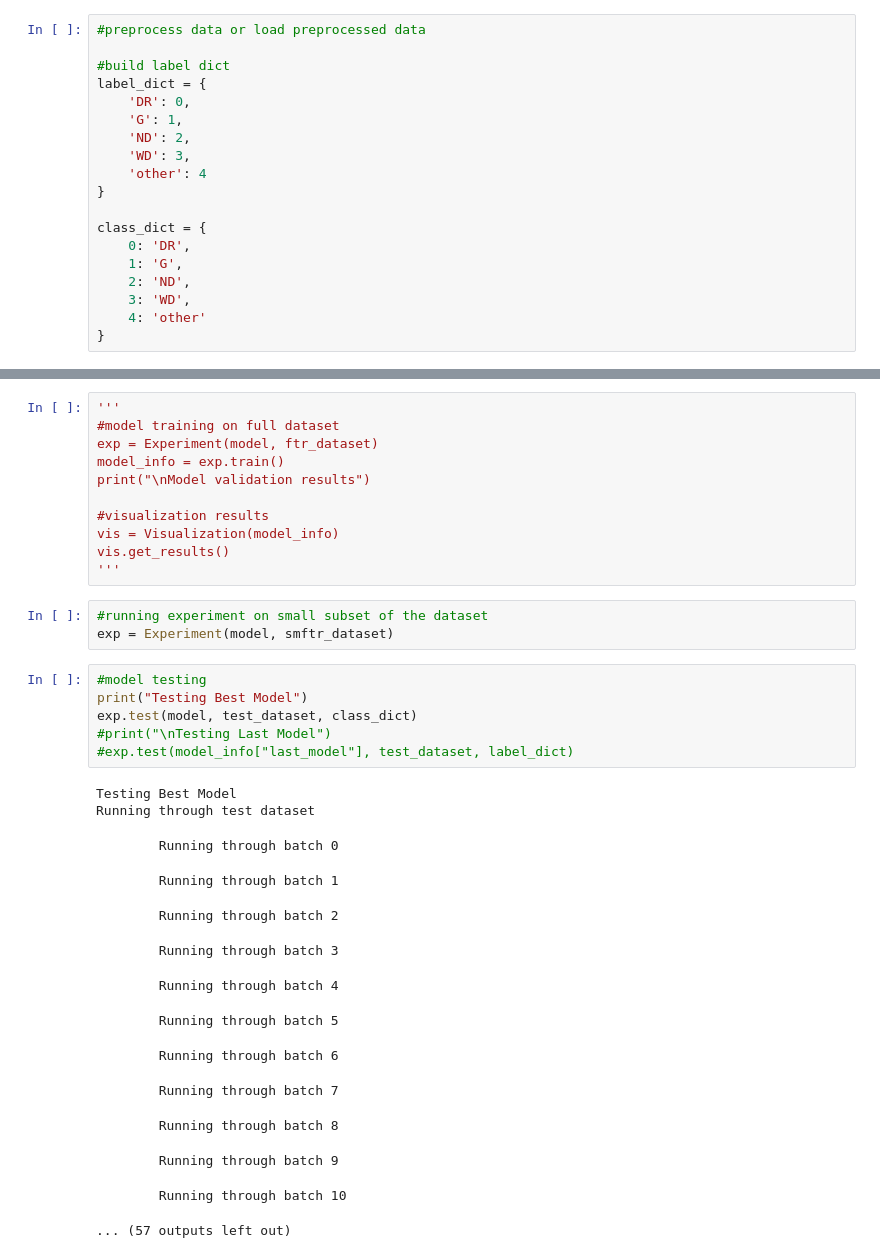
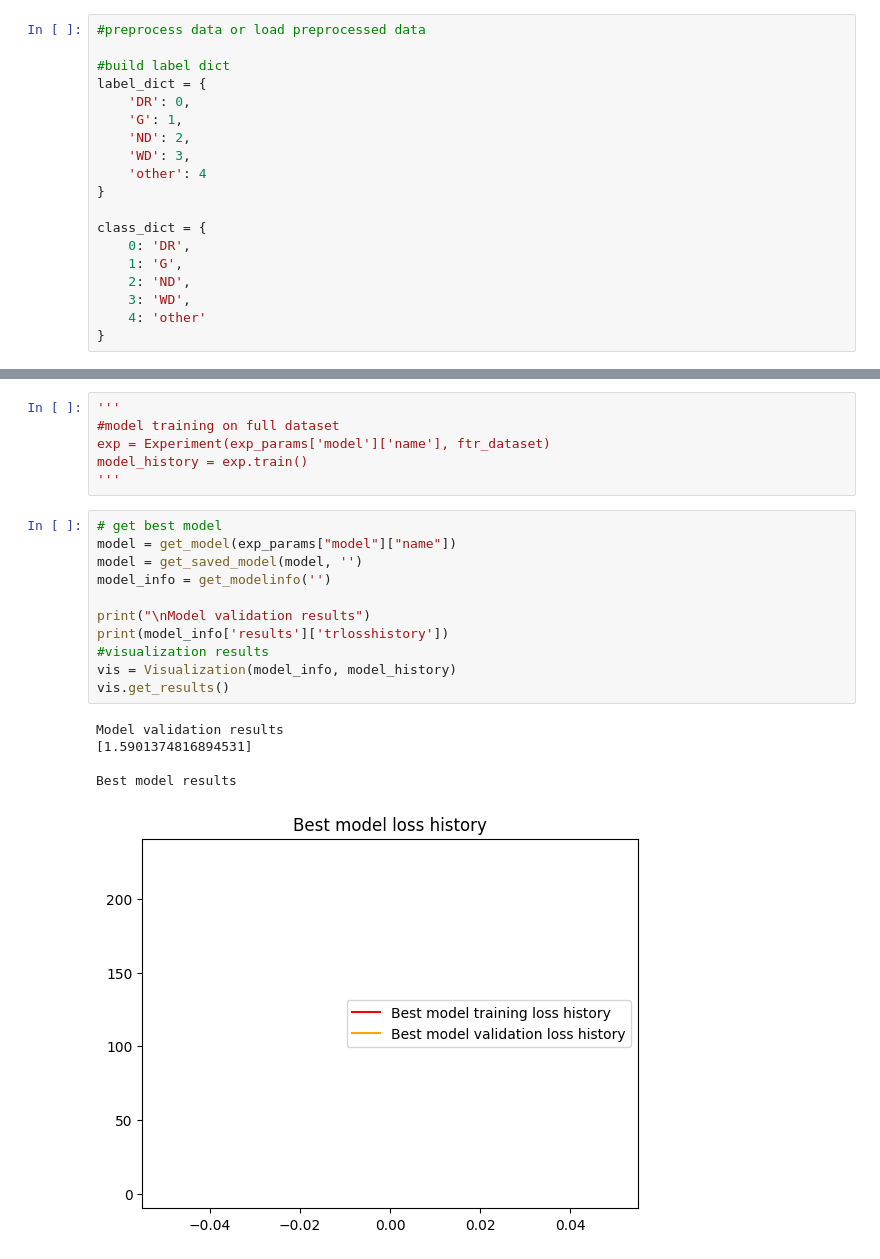
Before and after one commit to VinitraMk/Crop-Damage-Classification, a Jupyter notebook: Index.ipynb, the cells around one changed output, grey strips where cells are left out. Drawn from its saved outputs; the diff is of its cells as text.

Commit message:
fixing split k and model checkpoint saving code

```diff
--- a/Index.ipynb
+++ b/Index.ipynb
@@ -209,35 +209,23 @@ vis.get_results()
 # %%
 '''
 #model training on full dataset
-exp = Experiment(model, ftr_dataset)
-model_info = exp.train()
-print("\nModel validation results")
-
-#visualization results
-vis = Visualization(model_info)
-vis.get_results()
+exp = Experiment(exp_params['model']['name'], ftr_dataset)
+model_history = exp.train()
 '''
-# %%
-#running experiment on small subset of the dataset
-exp = Experiment(model, smftr_dataset)
-# %%
-#model testing
-print("Testing Best Model")
-exp.test(model, test_dataset, class_dict)
-#print("\nTesting Last Model")
-#exp.test(model_info["last_model"], test_dataset, label_dict)
-# %% [output]
-Testing Best Model
-Running through test dataset
-        Running through batch 0
-        Running through batch 1
-        Running through batch 2
-        Running through batch 3
-        Running through batch 4
-        Running through batch 5
-        Running through batch 6
-        Running through batch 7
-        Running through batch 8
-        Running through batch 9
-        Running through batch 10
-... (57 outputs left out)
+# %%
+# get best model
+model = get_model(exp_params["model"]["name"])
+model = get_saved_model(model, '')
+model_info = get_modelinfo('')
+
+print("\nModel validation results")
+print(model_info['results']['trlosshistory'])
+#visualization results
+vis = Visualization(model_info, model_history)
+vis.get_results()
+# %% [output]
+Model validation results
+[1.5901374816894531]
+
+Best model results
+[figure, added]
```
Also changed, not shown: parts of 9 cells of this notebook, 9 other files.
